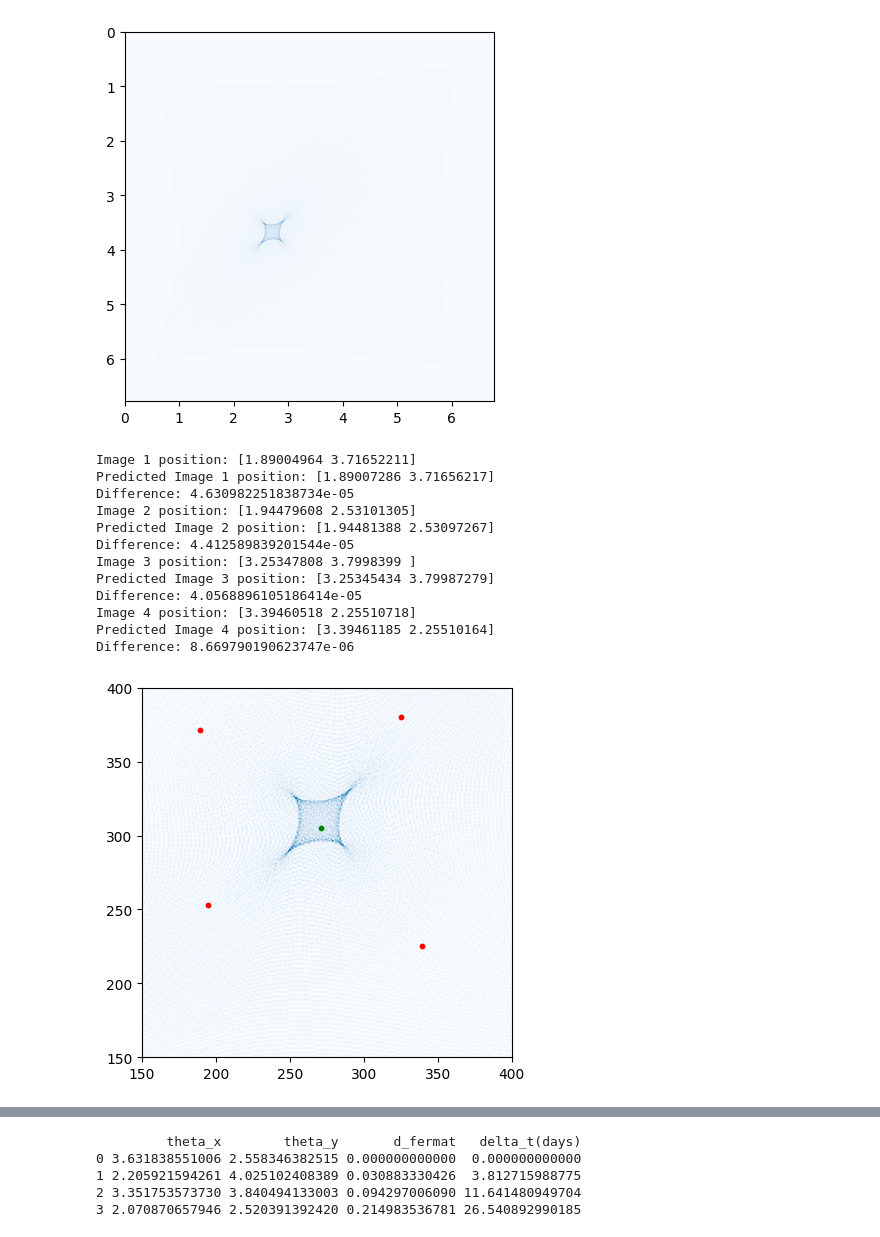
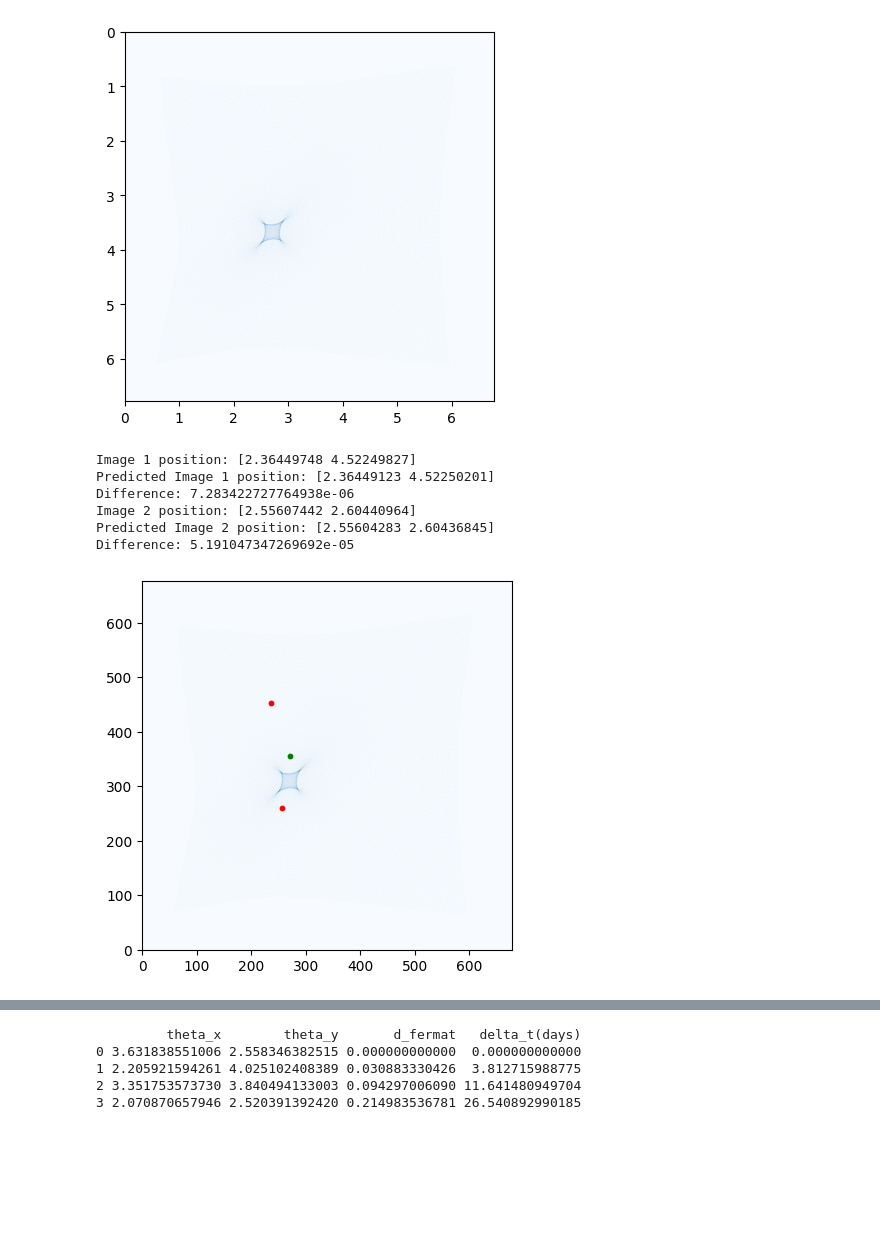
Before and after one commit to diceandcats/SURE-GW-lensing, a Jupyter notebook: Real stuffs/cluster_class_verify.ipynb, the cells around one changed output, grey strips where cells are left out. Drawn from its saved outputs; the diff is of its cells as text; code cells hidden in the pictures; blank space fills up the shorter version.

```diff
--- a/Real stuffs/cluster_class_verify.ipynb
+++ b/Real stuffs/cluster_class_verify.ipynb
@@ -86,54 +86,47 @@ plt.gca().invert_yaxis()
 # %% [output]
 [figure]
 # %%
-beta = (270.8,305.4) #in pixel
+beta = (270.8,355.5) #in pixel
 z_s = 1.0
 z_l = 0.5
 cluster = ClusterLensing(alpha_x_arcsec, alpha_y_arcsec, psi_arcsec, z_l , z_s, pixscale, 678, beta[0]*pixscale, beta[1]*pixscale, diff_z = False)
 # %%
 
 
 # lenstronomy
 solver = LensEquationSolver(lensModel)
 thetax, thetay = solver.image_position_analytical(beta[0], beta[1], kwargs_lens)
 
 theta_analytical = [[] for _ in range(len(thetax))]
 
 for i in range(len(thetax)):
     theta_analytical[i] = thetax[i], thetay[i]
 
 theta_analytical = np.array(theta_analytical)
 sorted_theta_analytical = sorted(theta_analytical * pixscale, key=lambda x: x[0])  # sort by x coordinate
 
 # my class
 theta_numerical = np.array(cluster.get_image_positions())
 sorted_theta_numerical = sorted(theta_numerical, key=lambda x: x[0])  # sort by x coordinate
 plt.scatter(theta_numerical[:,0] / pixscale, theta_numerical[:,1] / pixscale, color='blue', s=5, marker='x')
 plt.scatter(thetax, thetay, color='red', s=10)
 plt.scatter(beta[0], beta[1], color='green', s=10)
 plt.imshow(array_test, cmap='Blues')
 plt.gca().invert_yaxis()
-plt.xlim(150,400)
-plt.ylim(150,400)
+
 
 for i in range(len(sorted_theta_analytical)):
     print(f'Image {i+1} position: {sorted_theta_numerical[i]}')
     print(f'Predicted Image {i+1} position: {sorted_theta_analytical[i]}')
     print(f'Difference: {np.sqrt((sorted_theta_numerical[i][0]-sorted_theta_analytical[i][0])**2 + (sorted_theta_numerical[i][1]-sorted_theta_analytical[i][1])**2)}')
 # %% [output]
-Image 1 position: [1.89004964 3.71652211]
-Predicted Image 1 position: [1.89007286 3.71656217]
-Difference: 4.630982251838734e-05
-Image 2 position: [1.94479608 2.53101305]
-Predicted Image 2 position: [1.94481388 2.53097267]
-Difference: 4.412589839201544e-05
-Image 3 position: [3.25347808 3.7998399 ]
-Predicted Image 3 position: [3.25345434 3.79987279]
-Difference: 4.0568896105186414e-05
-Image 4 position: [3.39460518 2.25510718]
-Predicted Image 4 position: [3.39461185 2.25510164]
-Difference: 8.669790190623747e-06
+Image 1 position: [2.36449748 4.52249827]
+Predicted Image 1 position: [2.36449123 4.52250201]
+Difference: 7.283422727764938e-06
+Image 2 position: [2.55607442 2.60440964]
+Predicted Image 2 position: [2.55604283 2.60436845]
+Difference: 5.191047347269692e-05
-[figure, old version]
+[figure, new version]
 # %%
 
 
```
Also changed, not shown: parts of 6 cells of this notebook, 5 other files.
